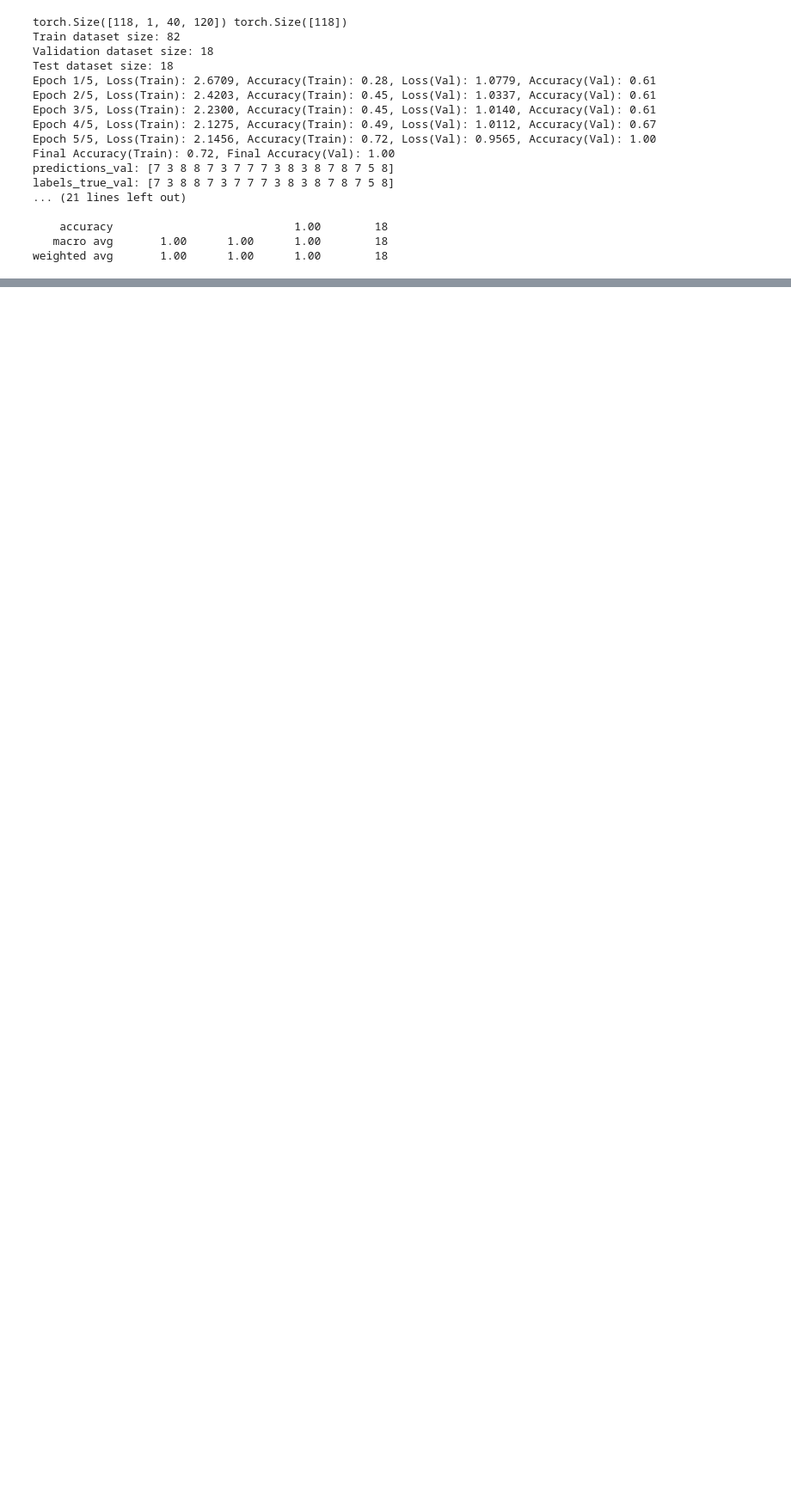
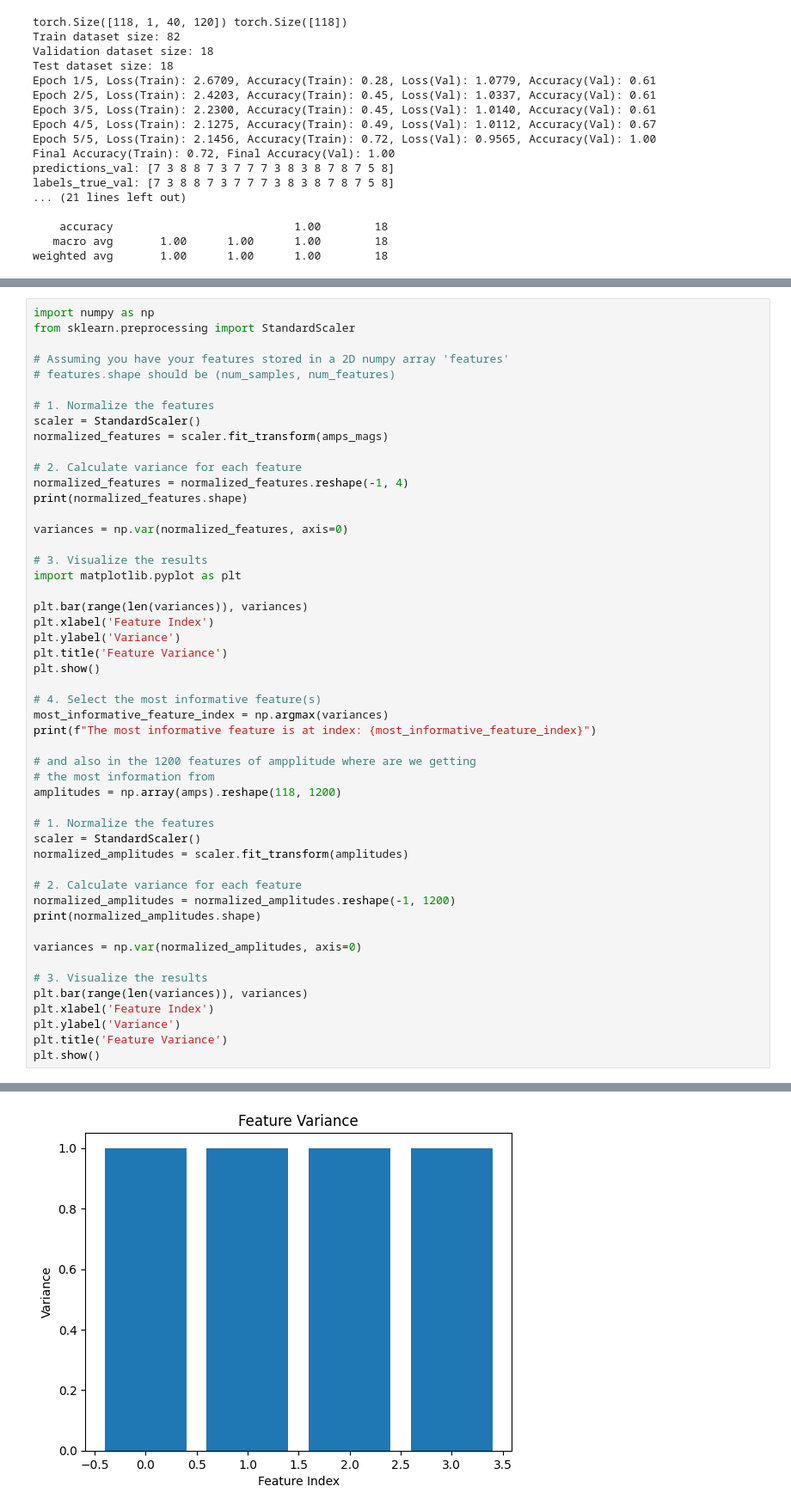
Before and after one commit to chekkapallinaveen/rhythmic-beat-prediction, a Jupyter notebook: scripts/data_processing.ipynb, the cells around one changed output, grey strips where cells are left out. Shown: that part at 86% size. Cells and saved outputs as stored; diff of their text form; blank space fills up the shorter version.

```diff
--- a/scripts/data_processing.ipynb
+++ b/scripts/data_processing.ipynb
@@ -389,0 +399,51 @@ print(label_encoder.inverse_transform(dt_amp_mag_classifier.predict(amps_mags[0]
+# %%
+import numpy as np
+from sklearn.preprocessing import StandardScaler
+
+# Assuming you have your features stored in a 2D numpy array 'features'
+# features.shape should be (num_samples, num_features)
+
+# 1. Normalize the features
+scaler = StandardScaler()
+normalized_features = scaler.fit_transform(amps_mags)
+
+# 2. Calculate variance for each feature
+normalized_features = normalized_features.reshape(-1, 4)
+print(normalized_features.shape)
+
+variances = np.var(normalized_features, axis=0)
+
+# 3. Visualize the results
+import matplotlib.pyplot as plt
+
+plt.bar(range(len(variances)), variances)
+plt.xlabel('Feature Index')
+plt.ylabel('Variance')
+plt.title('Feature Variance')
+plt.show()
+
+# 4. Select the most informative feature(s)
+most_informative_feature_index = np.argmax(variances)
+print(f"The most informative feature is at index: {most_informative_feature_index}")
+
+# and also in the 1200 features of ampplitude where are we getting
+# the most information from
+amplitudes = np.array(amps).reshape(118, 1200)
+
+# 1. Normalize the features
+scaler = StandardScaler()
+normalized_amplitudes = scaler.fit_transform(amplitudes)
+
+# 2. Calculate variance for each feature
+normalized_amplitudes = normalized_amplitudes.reshape(-1, 1200)
+print(normalized_amplitudes.shape)
+
+variances = np.var(normalized_amplitudes, axis=0)
+
+# 3. Visualize the results
+plt.bar(range(len(variances)), variances)
+plt.xlabel('Feature Index')
+plt.ylabel('Variance')
+plt.title('Feature Variance')
+plt.show()
+# %% [output]
@@ -389,0 +451 @@ print(label_encoder.inverse_transform(dt_amp_mag_classifier.predict(amps_mags[0]
+[figure, added]
```
Also changed, not shown: parts of 8 cells of this notebook, 2 other files.
